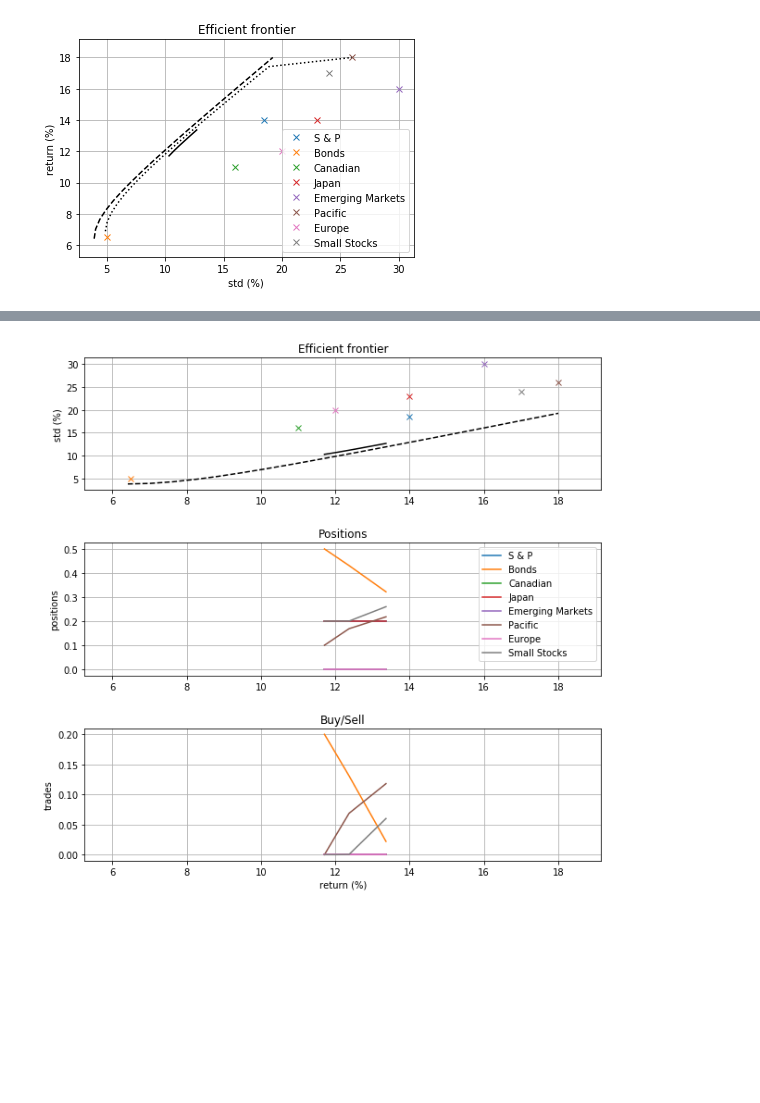
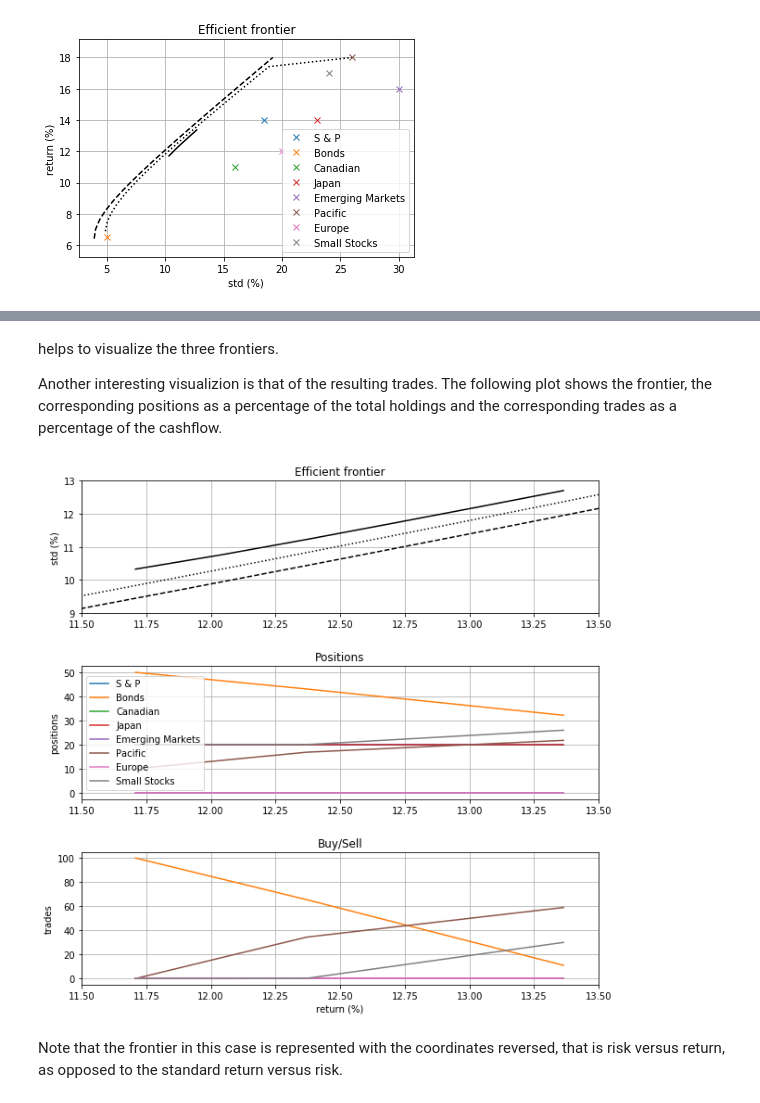
Before and after one commit to mcdeoliveira/pyoptimum-examples, a Jupyter notebook: examples/portfolio.ipynb, the cells around one changed output, grey strips where cells are left out. Drawn from its saved outputs; the diff is of its cells as text; code cells hidden in the pictures; blank space fills up the shorter version.

```diff
--- a/examples/portfolio.ipynb
+++ b/examples/portfolio.ipynb
@@ -182,0 +220,3 @@ assets
+# %%
+x = assets['No Shorts (%)']
+print('{:.2f}%'.format(-x[x < 0].sum()))
@@ -267,7 +321,7 @@ For example, lowering the available cashflow to 10%.
 x0 = assets['Initial (%)'].values/100
 
 # cashflow
-cashflow = 10/100
+cashflow = 20/100
 
 # expected return
 mu = 14
@@ -329,7 +383,7 @@ print('{:.2f}'.format(r @ x0))
 x0 = assets['Initial (%)'].values/100
 
 # cashflow
-cashflow = 10/100
+cashflow = 20/100
 
 # lower return
 mu = 13
@@ -634,0 +705,17 @@ plt.show()
+# %%
+# plot frontier
+ylim = (11.5, 13.5)
+xlim = (9, 13)
+
+for i, label in enumerate(assets['Label'].values):
+    plt.plot(np.sqrt(Q[i,i]), r[i], 'x', color=colors[np.mod(i, len(colors))])
+plt.plot(np.sqrt(var0), mu0, 'k--')
+plt.plot(np.sqrt(var1), mu1, 'k:')
+plt.plot(np.sqrt(var2), mu2, 'k')
+plt.xlabel('std (%)')
+plt.ylabel('return (%)')
+plt.title('Efficient frontier')
+plt.ylim(ylim)
+plt.xlim(xlim)
+plt.grid()
+plt.show()
@@ -635,39 +724,47 @@ plt.show()
+# %% [markdown]
+helps to visualize the three frontiers.
+
+Another interesting visualizion is that of the resulting trades. The following plot shows the frontier, the corresponding positions as a percentage of the total holdings and the corresponding trades as a percentage of the cashflow.
 # %%
 mu = mu2
 var = var2
 pos = pos2
+trades = (pos - x0) / cashflow
 
 # plot frontier
-xlim = ((rmin-0.1*dr), (rmax+0.1*dr))
 plt.figure(figsize=(10, 10))
 
 ax = plt.subplot(3, 1, 1)
 for i, label in enumerate(assets['Label'].values):
     plt.plot(r[i], np.sqrt(Q[i,i]), 'x', color=colors[np.mod(i, len(colors))])
 ax.plot(mu0, np.sqrt(var0), 'k--')
+ax.plot(mu1, np.sqrt(var1), 'k:')
 ax.plot(mu, np.sqrt(var), 'k')
 ax.set_ylabel('std (%)')
 ax.set_title('Efficient frontier')
-ax.set_xlim(xlim)
+ax.set_xlim(ylim)
+ax.set_ylim(xlim)
 ax.grid()
 
 ax = plt.subplot(3, 1, 2)
-ax.plot(mu, pos)
+ax.plot(mu, 100*pos)
 ax.set_ylabel('positions')
 ax.set_title('Positions')
-ax.set_xlim(xlim)
+ax.set_xlim(ylim)
 ax.legend(assets['Label'].values)
 ax.grid()
 
 ax = plt.subplot(3, 1, 3)
-ax.plot(mu, pos - x0)
+ax.plot(mu, 100*trades)
 ax.set_xlabel('return (%)')
 ax.set_ylabel('trades')
 ax.set_title('Buy/Sell')
-ax.set_xlim(xlim)
+ax.set_xlim(ylim)
 ax.grid()
 
 plt.subplots_adjust(hspace=.4)
 plt.show()
 # %% [output]
-[figure, old version]
+[figure, new version]
+# %% [markdown]
+Note that the frontier in this case is represented with the coordinates reversed, that is risk versus return, as opposed to the standard return versus risk.
```
Also changed, not shown: parts of 72 cells of this notebook, 1 other file.
